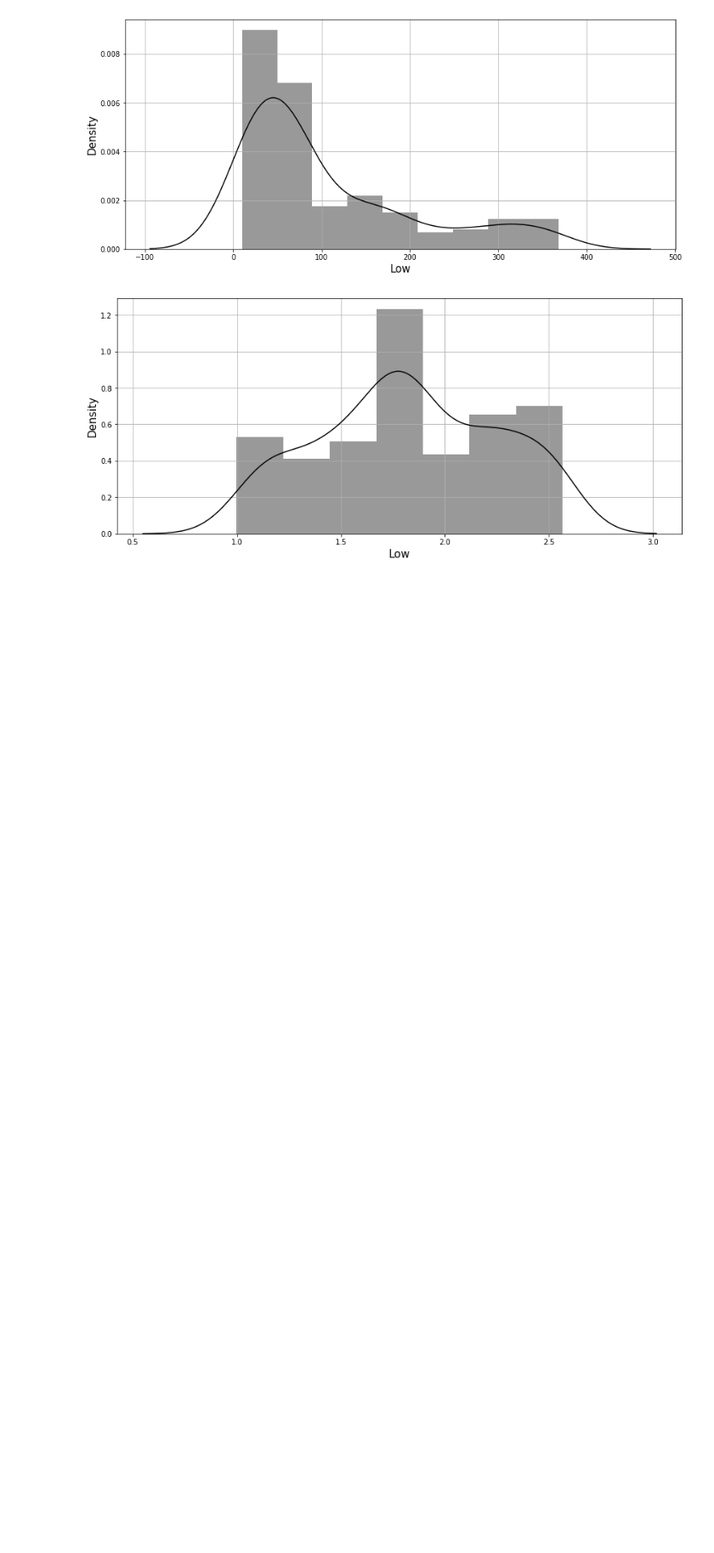
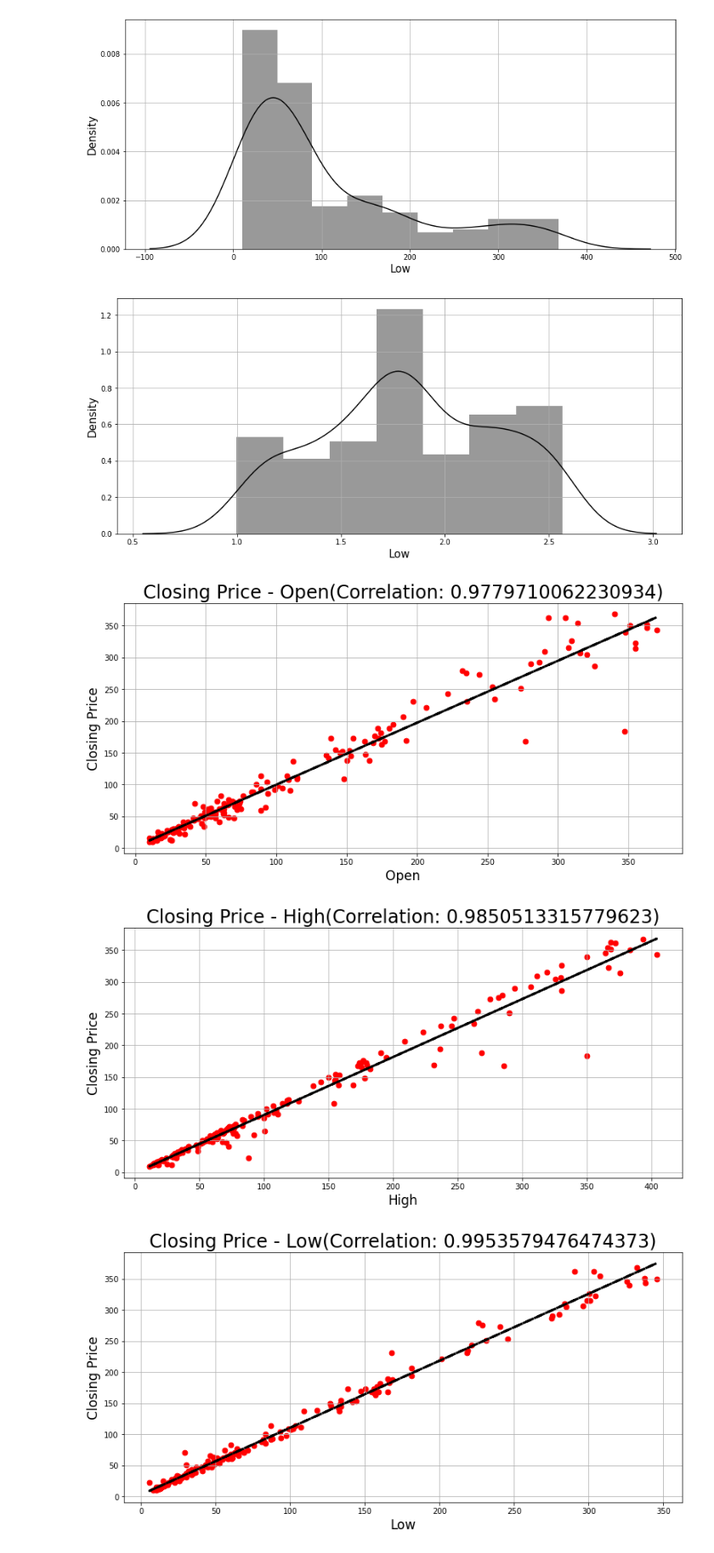
Before and after one commit to Arka1212/Yes-Bank-Stock-Closing-Price-Predcition, a Jupyter notebook: Yes_Bank_Stock_Closing_Price_Prediction_(ML_capstone).ipynb, the cells around one changed output. Shown at 85% size. Cells and saved outputs as stored; diff of their text form; code cells hidden in the pictures; blank space fills up the shorter version.

```diff
--- a/Yes_Bank_Stock_Closing_Price_Prediction_(ML_capstone).ipynb
+++ b/Yes_Bank_Stock_Closing_Price_Prediction_(ML_capstone).ipynb
@@ -212,3 +225,29 @@ plt.show()
 # Dependent variable dataset now seems to be normally dirtributed a bit after log transformation.
 # %% [output]
 [figure]
+# %%
+# Bivariate analysis.
+for labels in X:
+   fig = plt.figure(figsize=(13,6))
+   ax = fig.gca()
+   feature = bank_df[labels]
+   label = bank_df['Close']
+   correlation = feature.corr(label)
+   plt.scatter(x=feature, y=label,s=45,color='r')
+   plt.xlabel(labels,fontsize=17)
+   plt.ylabel('Closing Price',fontsize=17)
+   ax.set_title('Closing Price - ' + labels + '(' + 'Correlation: ' + str(correlation) + ')',fontsize=24)
+   z = np.polyfit(bank_df[labels], bank_df['Close'], 1)
+   y_hat = np.poly1d(z)(bank_df[labels])
+
+   plt.plot(bank_df[labels], y_hat, "r--", lw=3,color = 'black')
+   plt.grid()
+
+
+plt.show()
+
+# Each of the independent variable is highly correlated to the dependent variable.
+# %% [output]
+[figure, added]
+[figure, added]
+[figure, added]
```
Also changed, not shown: parts of 23 cells of this notebook.
